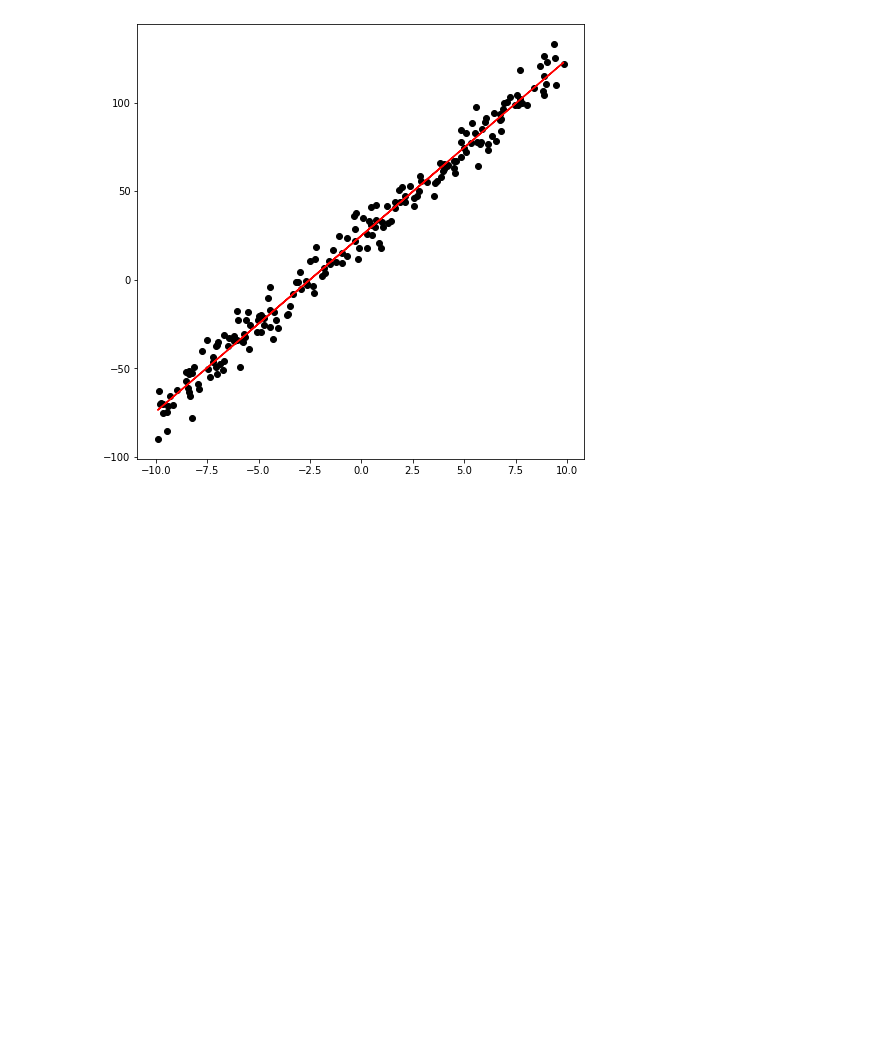
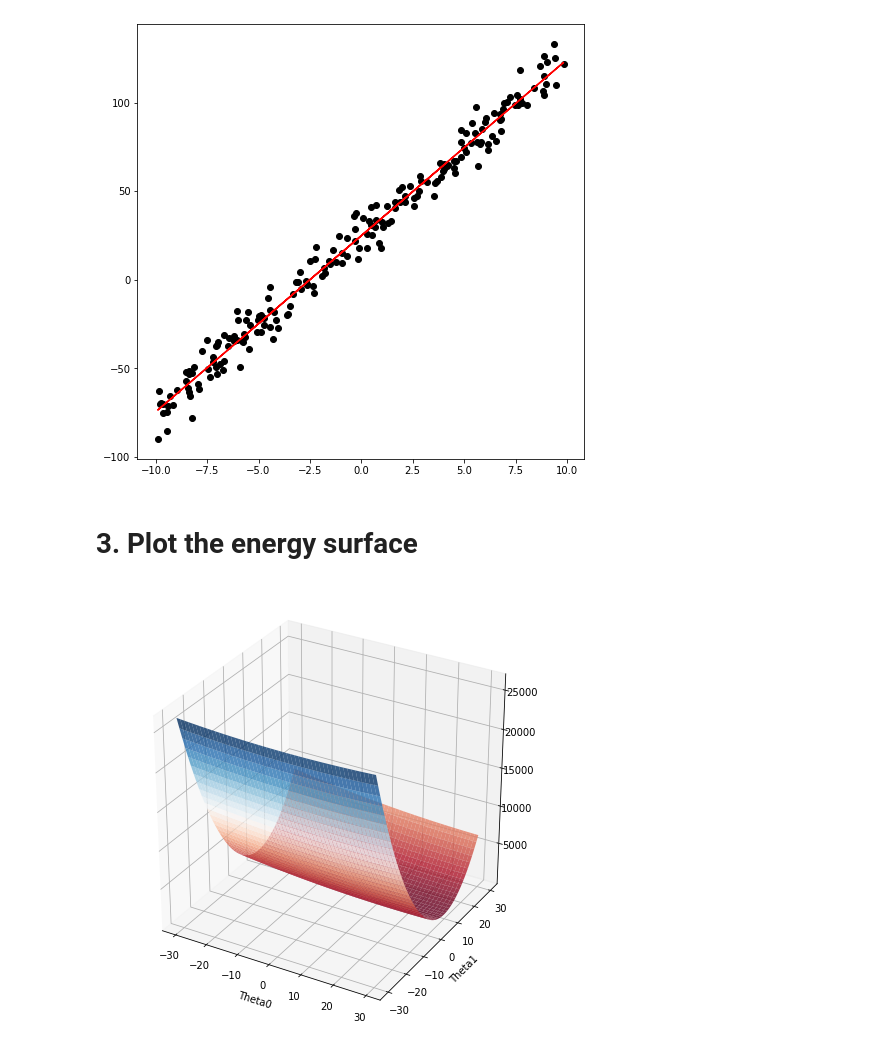
Before and after one commit to ahyen/ML-assignment, a Jupyter notebook: Assignment03.ipynb, the cells around one changed output. Cells and saved outputs as stored; diff of their text form; code cells hidden in the pictures; blank space fills up the shorter version.

Commit message:
plotting the energy surface

```diff
--- a/Assignment03.ipynb
+++ b/Assignment03.ipynb
@@ -71,3 +71,31 @@ plt.plot(x_data, hypothesis, color='red')
 plt.show()
 # %% [output]
 [figure]
+# %% [markdown]
+# **3. Plot the energy surface**
+# %%
+#set range
+x = np.arange(-30, 30, 0.1)
+y = np.arange(-30, 30, 0.1)
+j = []
+Theta0, Theta1 = np.meshgrid(x, y)
+
+#calculate cost
+for theta0, theta1 in zip(np.ravel(Theta0), np.ravel(Theta1)):
+  hypothesis = np.add(np.multiply(theta1, x_data), theta0)
+  cost =  ((hypothesis - y_data)** 2).mean()/2
+  j.append(cost)
+
+J = np.array(j).reshape(Theta0.shape)
+
+fig = plt.figure(figsize=(8, 8))
+ax = plt.axes(projection='3d')
+
+#plot energy surface
+ax.plot_surface(Theta0, Theta1, J,  alpha=0.8, cmap = plt.cm.RdBu)
+ax.set_xlabel('Theta0')
+ax.set_ylabel('Theta1')
+
+plt.show()
+# %% [output]
+[figure, added]
```
